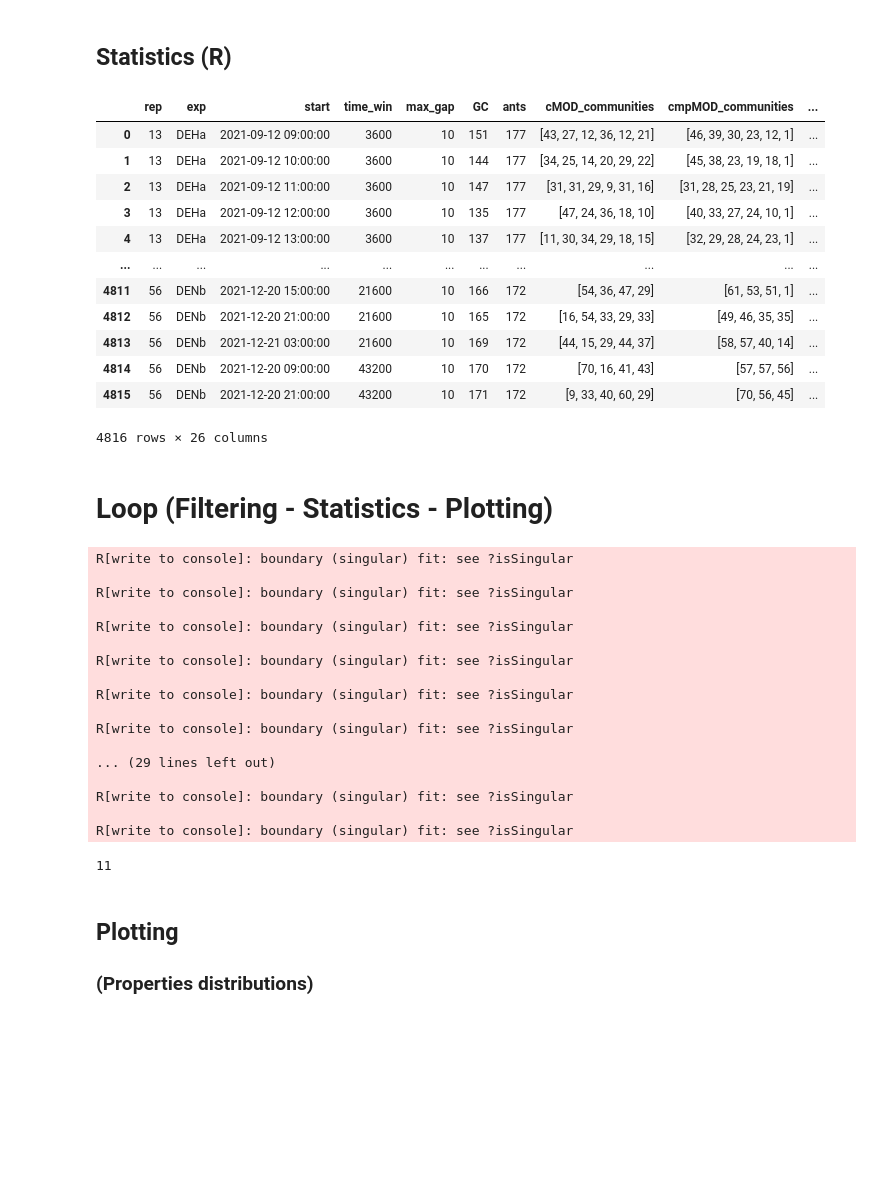
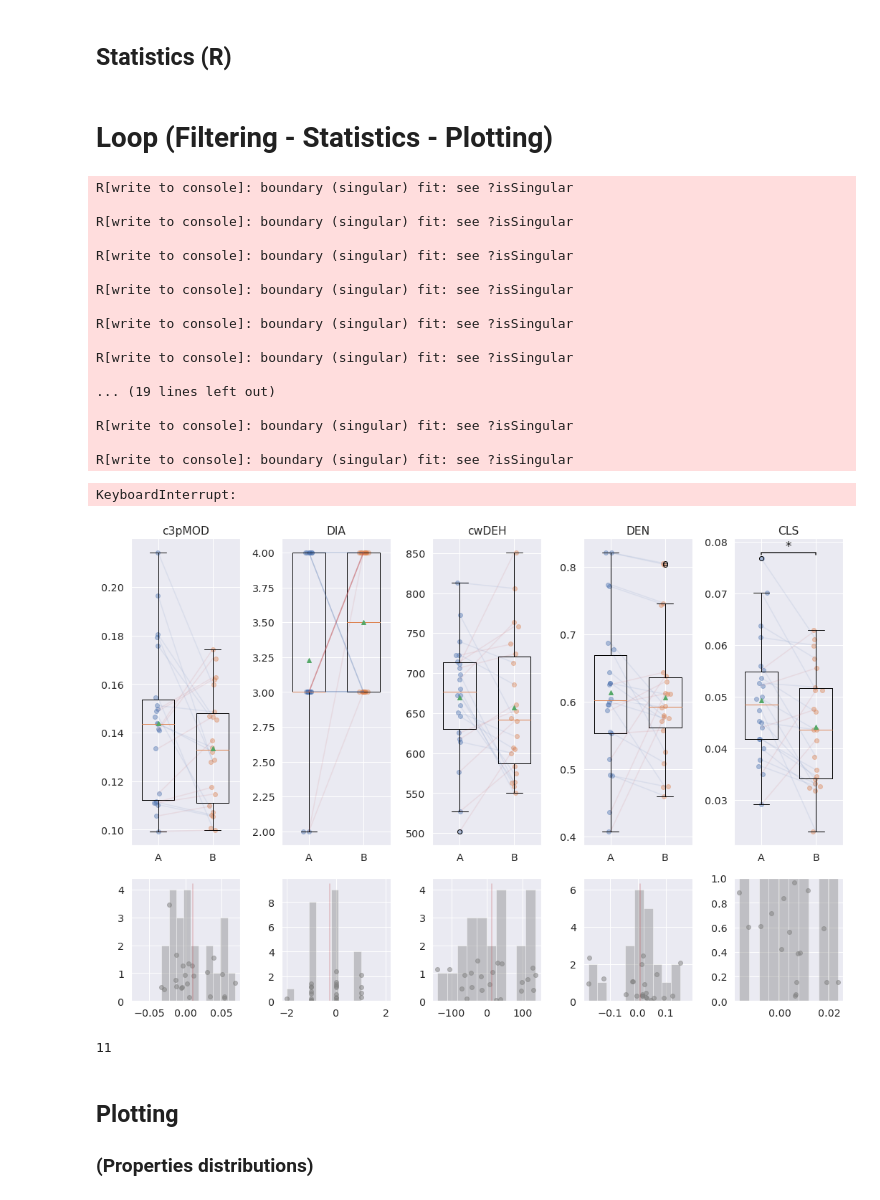
Before and after one commit to EnricoGavagnin/nest_topology_analysis, a Jupyter notebook: NTM_df_prop_processing.ipynb, the cells around one changed output. Cells and saved outputs as stored; diff of their text form; code cells hidden in the pictures; blank space fills up the shorter version.

```diff
--- a/NTM_df_prop_processing.ipynb
+++ b/NTM_df_prop_processing.ipynb
@@ -51,21 +51,6 @@ stats_R <- function() {
 }
 # %%
 df = pd.read_pickle('data/prop_data_12_6_4_3_2_1_#inter_nest_21042022.pkl')
-df
-# %% [output]
-|  | rep | exp | start | time_win | max_gap | GC | ants | cMOD_communities | cmpMOD_communities | ... |
-| 0 | 13 | DEHa | 2021-09-12 09:00:00 | 3600 | 10 | 151 | 177 | [43, 27, 12, 36, 12, 21] | [46, 39, 30, 23, 12, 1] | ... |
-| 1 | 13 | DEHa | 2021-09-12 10:00:00 | 3600 | 10 | 144 | 177 | [34, 25, 14, 20, 29, 22] | [45, 38, 23, 19, 18, 1] | ... |
-| 2 | 13 | DEHa | 2021-09-12 11:00:00 | 3600 | 10 | 147 | 177 | [31, 31, 29, 9, 31, 16] | [31, 28, 25, 23, 21, 19] | ... |
-| 3 | 13 | DEHa | 2021-09-12 12:00:00 | 3600 | 10 | 135 | 177 | [47, 24, 36, 18, 10] | [40, 33, 27, 24, 10, 1] | ... |
-| 4 | 13 | DEHa | 2021-09-12 13:00:00 | 3600 | 10 | 137 | 177 | [11, 30, 34, 29, 18, 15] | [32, 29, 28, 24, 23, 1] | ... |
-| ... | ... | ... | ... | ... | ... | ... | ... | ... | ... | ... |
-| 4811 | 56 | DENb | 2021-12-20 15:00:00 | 21600 | 10 | 166 | 172 | [54, 36, 47, 29] | [61, 53, 51, 1] | ... |
-| 4812 | 56 | DENb | 2021-12-20 21:00:00 | 21600 | 10 | 165 | 172 | [16, 54, 33, 29, 33] | [49, 46, 35, 35] | ... |
-| 4813 | 56 | DENb | 2021-12-21 03:00:00 | 21600 | 10 | 169 | 172 | [44, 15, 29, 44, 37] | [58, 57, 40, 14] | ... |
-| 4814 | 56 | DENb | 2021-12-20 09:00:00 | 43200 | 10 | 170 | 172 | [70, 16, 41, 43] | [57, 57, 56] | ... |
-| 4815 | 56 | DENb | 2021-12-20 21:00:00 | 43200 | 10 | 171 | 172 | [9, 33, 40, 60, 29] | [70, 56, 45] | ... |
-4816 rows × 26 columns
 # %% [markdown]
 # Loop (Filtering - Statistics - Plotting)
 # %%
@@ -77,7 +62,7 @@ reps_discarded = [20,41]
 tot_win_h = 24
 
 # Day/night focus
-day_night = 'night'
+day_night = 'day'
 
 # Social network properties list
 prop_list = ['c3pMOD','DIA','cwDEH','DEN', 'CLS']
@@ -115,6 +100,9 @@ for data_file_name in ['data/prop_data_12_6_4_3_2_1_#inter_nest_21042022.pkl']:
                 df_filt = df_filt.loc[(df_filt['h'] >= 9) & (df_filt['h'] < 21)]
             elif day_night == 'night':
                 df_filt = df_filt.loc[(df_filt['h'] < 9) | (df_filt['h'] >= 21)]
+            elif day_night == 'day_9h':
+                df_filt = df_filt.loc[(df_filt['h'] == 9)]
+
 
             df_filt = df_filt.sort_values(['rep','h'])
 
@@ -301,50 +289,52 @@ for exp in ['MOD', 'DIA', 'DEN', 'DEH']:
         axs[1].xaxis.set_label_position('top')
         axs[1].set_ylabel('')
         axs[1].set_title('$\it{Not-predicted}$',y=1.07)
         axs[1].set_yticks([])
         #fig.tight_layout()
 
 
         # Title and save
         title = 'exp: ' + exp + ', links: ' + link_type
         file_name = 'stats_summary_exp_' + exp + '_link type_' + link_type
         fig = plt.suptitle(title, fontweight="bold", y =0.99, fontsize='x-large')
         plt.savefig(plot_fld_path + file_name + '_.png', facecolor='white', transparent=False)
         plt.close()
 # %% [output]
 R[write to console]: boundary (singular) fit: see ?isSingular
 
 R[write to console]: boundary (singular) fit: see ?isSingular
 
 R[write to console]: boundary (singular) fit: see ?isSingular
 
 R[write to console]: boundary (singular) fit: see ?isSingular
 
 R[write to console]: boundary (singular) fit: see ?isSingular
 
 R[write to console]: boundary (singular) fit: see ?isSingular
 
-... (29 lines left out)
+... (19 lines left out)
 
 R[write to console]: boundary (singular) fit: see ?isSingular
 
 R[write to console]: boundary (singular) fit: see ?isSingular
+KeyboardInterrupt:
+[figure, added]
-# %%
-exp = 'MOD'
-df = pd.read_pickle(data_file_name)
-time_win = 1
-df_filt = df.loc[(df.time_win==3600 * time_win) &
-                 (df.max_gap==max_gap) &
-                (df.exp.isin([exp+'a',exp+'b'])) &
-                (~df.rep.isin(reps_discarded))]
-df_filt.insert(4,'h', [int(str(a)[-8:-6]) for a in df_filt.start])
-
-df_filt = df_filt.loc[(df_filt['h'] >= 9) & (df_filt['h'] < 21)]
-
-df_filt = df_filt.sort_values(['rep','h'])
-len(df_filt.rep.unique())
-# %% [output]
-11
+# %%
+exp = 'MOD'
+df = pd.read_pickle(data_file_name)
+time_win = 1
+df_filt = df.loc[(df.time_win==3600 * time_win) &
+                 (df.max_gap==max_gap) &
+                (df.exp.isin([exp+'a',exp+'b'])) &
+                (~df.rep.isin(reps_discarded))]
+df_filt.insert(4,'h', [int(str(a)[-8:-6]) for a in df_filt.start])
+
+df_filt = df_filt.loc[(df_filt['h'] >= 9) & (df_filt['h'] < 21)]
+
+df_filt = df_filt.sort_values(['rep','h'])
+len(df_filt.rep.unique())
+# %% [output]
+11
 # %% [markdown]
 ## Plotting
 ### (Properties distributions)
```
Also changed, not shown: 40 other files.
